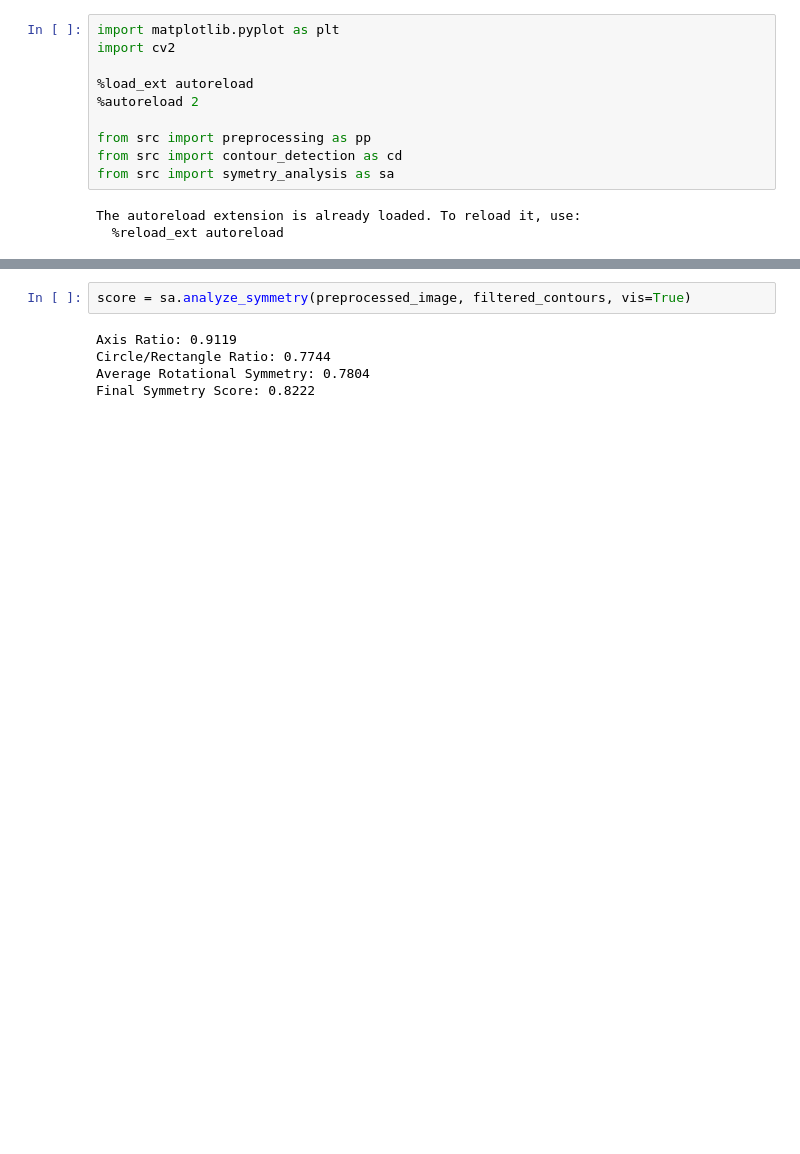
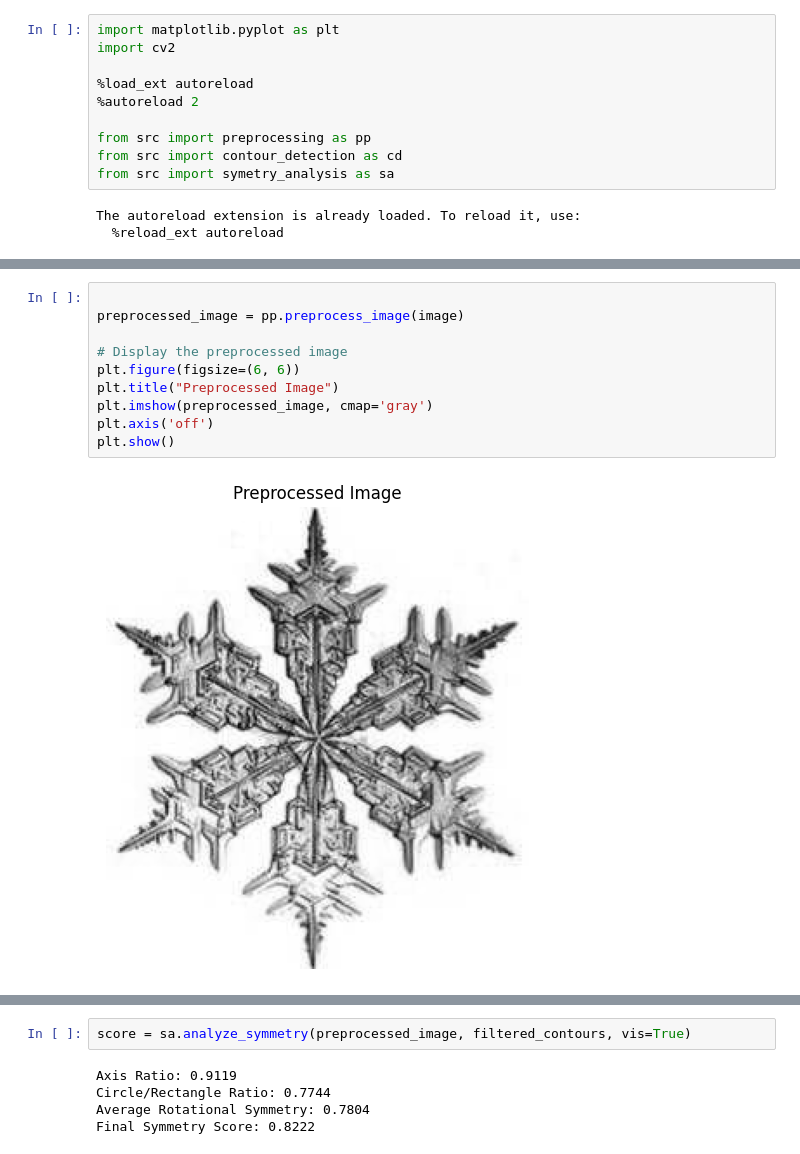
Before and after one commit to lusxvr/sf_ranking, a Jupyter notebook: dev.ipynb, the cells around one changed output, grey strips where cells are left out. Drawn from its saved outputs; the diff is of its cells as text; blank space fills up the shorter version.

```diff
--- a/dev.ipynb
+++ b/dev.ipynb
@@ -49,0 +31,12 @@ Size:  (267, 244, 3)
+# %%
+
+preprocessed_image = pp.preprocess_image(image)
+
+# Display the preprocessed image
+plt.figure(figsize=(6, 6))
+plt.title("Preprocessed Image")
+plt.imshow(preprocessed_image, cmap='gray')
+plt.axis('off')
+plt.show()
+# %% [output]
+[figure, added]
```
Also changed, not shown: parts of 5 cells of this notebook, 8 other files.
